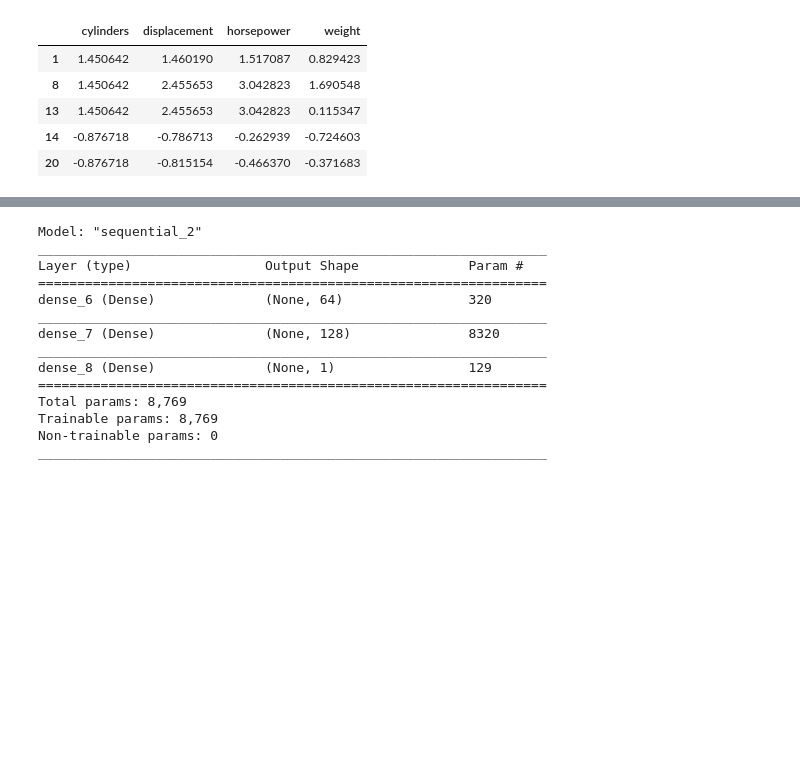
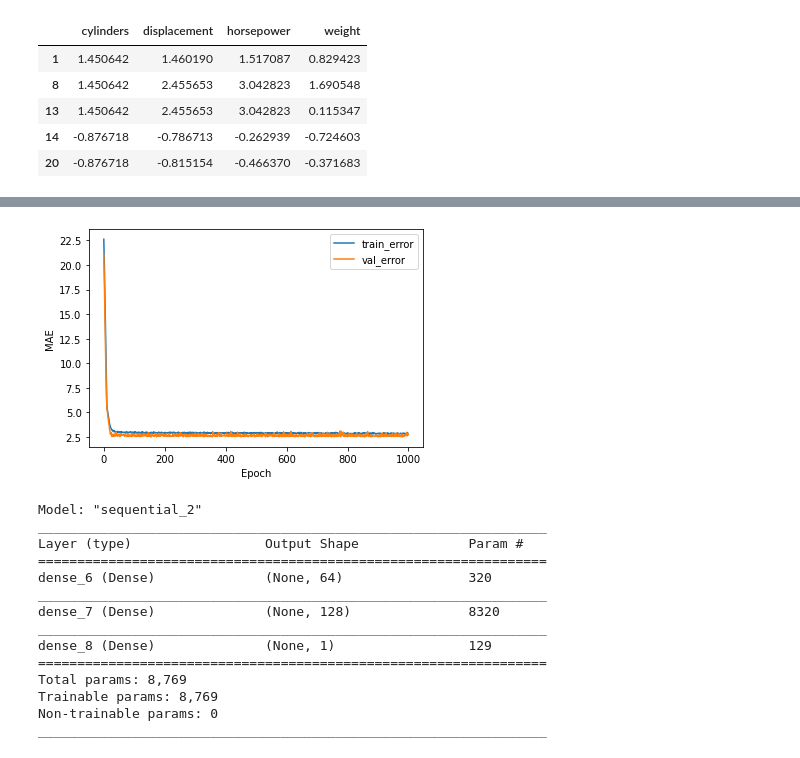
Before and after one commit to a-forty-two/cylons, a Jupyter notebook: 07_Regularization.ipynb, the cells around one changed output, grey strips where cells are left out. Drawn from its saved outputs; the diff is of its cells as text; code cells hidden in the pictures; blank space fills up the shorter version.

```diff
--- a/07_Regularization.ipynb
+++ b/07_Regularization.ipynb
@@ -323,13 +340,13 @@ opt2 = tf.keras.optimizers.RMSprop(HP_lr_secModel)
 # %%
 # First Model
 m1 = keras.Sequential()
-m1.add(keras.layers.Dense(HP_dim_l1_l2_firstModel, activation=tf.nn.relu,input_shape=[len(xtrain.keys())]))
-m1.add(keras.layers.Dense(HP_dim_l2_l3_firstModel, activation=tf.nn.relu))
-m1.add(keras.layers.Dense(1, activation= tf.nn.relu))
+m1.add(keras.layers.Dense(HP_dim_l1_l2_firstModel,kernel_regularizer=keras.regularizers.l1(l=0.01), activation=tf.nn.relu,input_shape=[len(xtrain.keys())]))
+m1.add(keras.layers.Dense(HP_dim_l2_l3_firstModel,kernel_regularizer=keras.regularizers.l1(l=0.01),  activation=tf.nn.relu))
+m1.add(keras.layers.Dense(1,  activation= tf.nn.relu))
 m1.compile(optimizer=opt1, loss='mean_squared_error', metrics=['mean_squared_error','mean_absolute_error'])
 
 
-# INPUT_SHAPE -> NO LAYER EXCEPT INPUT LAYER can control input size
+# IN SHAPE -> NO LAYER EXCEPT INPUT LAYER can control input size
 # ALL OTHER NN LAYERS HAVE TO TAKE EVERYTHING THAT PREVIOUS LAYER IS SENDING THEM
 # %%
 m2 = keras.Sequential()
@@ -337,3 +354,6 @@ m2.add(keras.layers.Dense(HP_dim_l1_l2_secModel, activation=tf.nn.relu,input_sha
 m2.add(keras.layers.Dense(HP_dim_l2_l3_secModel, activation=tf.nn.relu))
 m2.add(keras.layers.Dense(1, activation= tf.nn.relu))
 m2.compile(optimizer=opt2, loss='mean_squared_error', metrics=['mean_squared_error','mean_absolute_error'])
+# %%
+h1 = m1.fit(xtrain_norm, ytrain, epochs=HP_epoch, validation_split=0.2,
+            verbose=0, callbacks=[PrintAtEnd()])
@@ -340,3 +371,16 @@ m2.compile(optimizer=opt2, loss='mean_squared_error', metrics=['mean_squared_err
+# %%
+hist1 = pd.DataFrame(h1.history)
+hist1['epoch'] = h1.epoch
+plt.figure()
+plt.xlabel('Epoch')
+plt.ylabel('MAE')
+plt.plot(hist1['mean_absolute_error'], label='train_error')
+plt.plot(hist1['val_mean_absolute_error'], label='val_error')
+
+plt.legend()
+plt.show()
+# %% [output]
+[figure, added]
 # %%
 m1.summary()
 # 64 X 128 + 128
```
Also changed, not shown: parts of 2 cells of this notebook.
